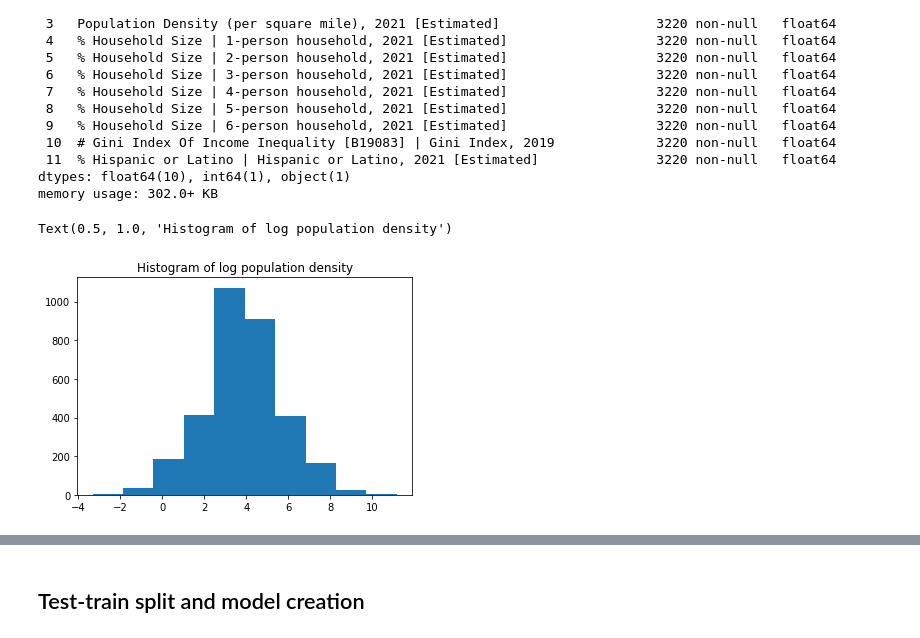
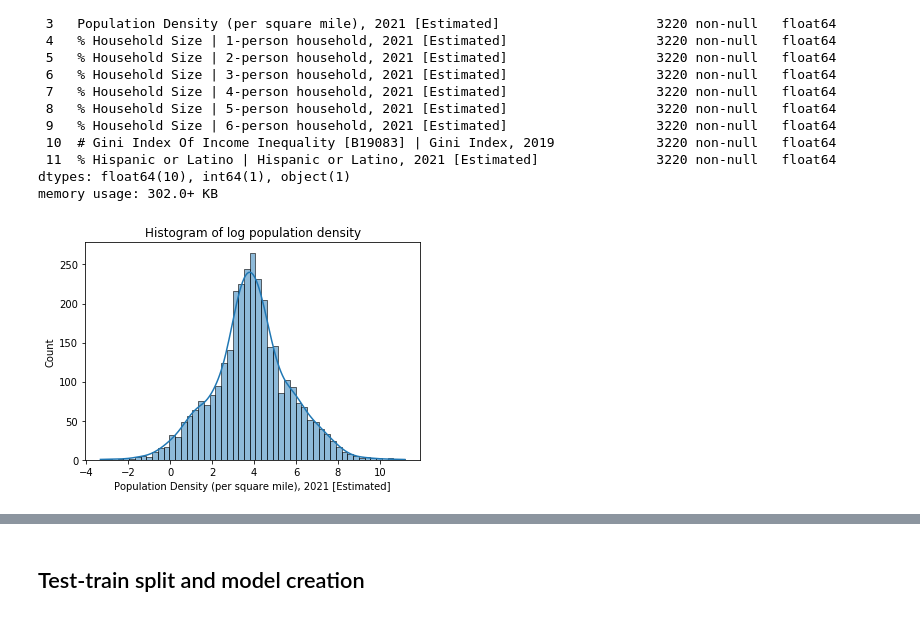
Before and after one commit to zedian/CS229-FinalProject, a Jupyter notebook: pre-processing.ipynb, the cells around one changed output, grey strips where cells are left out. Cells and saved outputs as stored; diff of their text form; code cells hidden in the pictures.

```diff
--- a/pre-processing.ipynb
+++ b/pre-processing.ipynb
@@ -245,9 +246,8 @@ Data columns (total 12 columns):
 dtypes: float64(10), int64(1), object(1)
 memory usage: 302.0+ KB
 # %%
-plt.hist(np.log(demo2.iloc[:,3]));
-plt.title('Histogram of log population density')
+sns.histplot(np.log(demo2.iloc[:,3]),kde=True)
+plt.title('Histogram of log population density');
 # %% [output]
-Text(0.5, 1.0, 'Histogram of log population density')
-[figure, old version]
+[figure, new version]
 # %%
```
Also changed, not shown: parts of 4 cells of this notebook, 8 other files.
